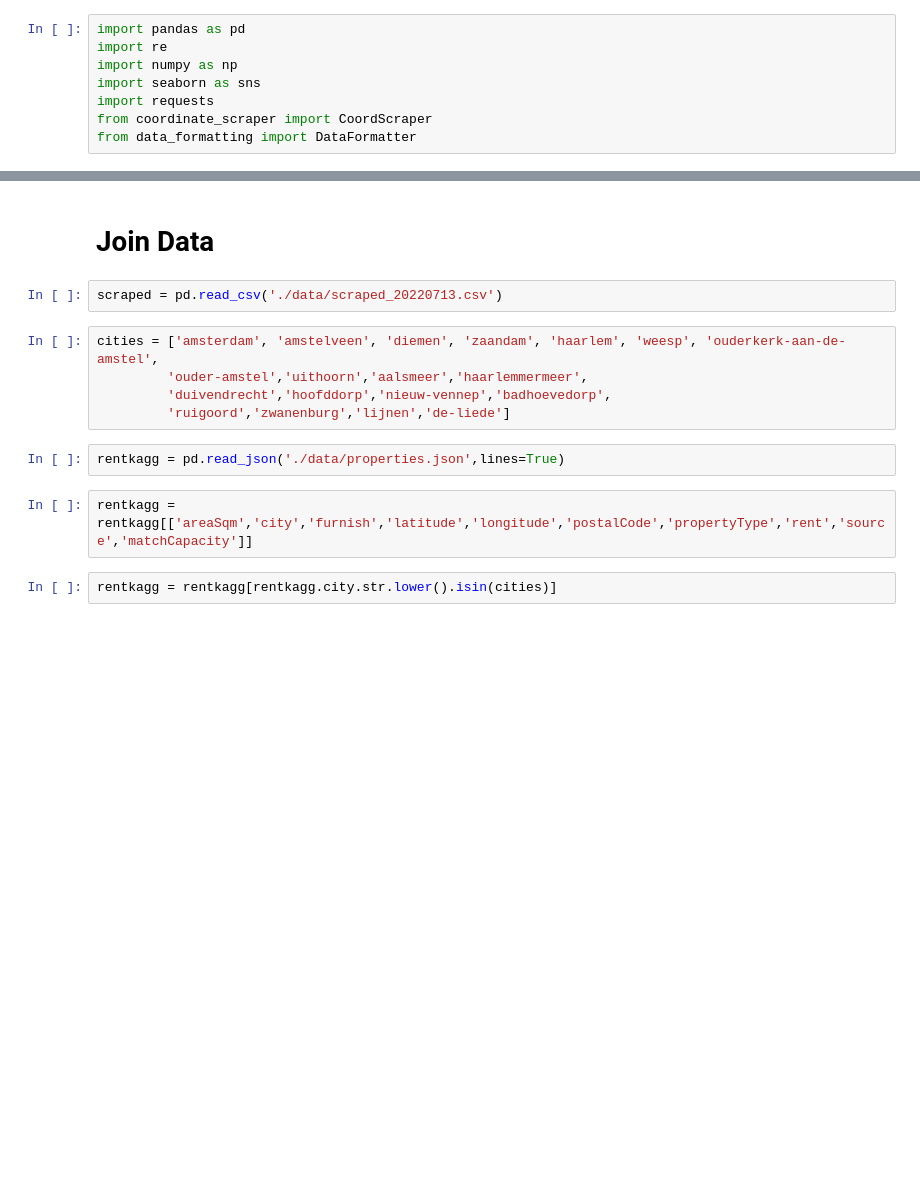
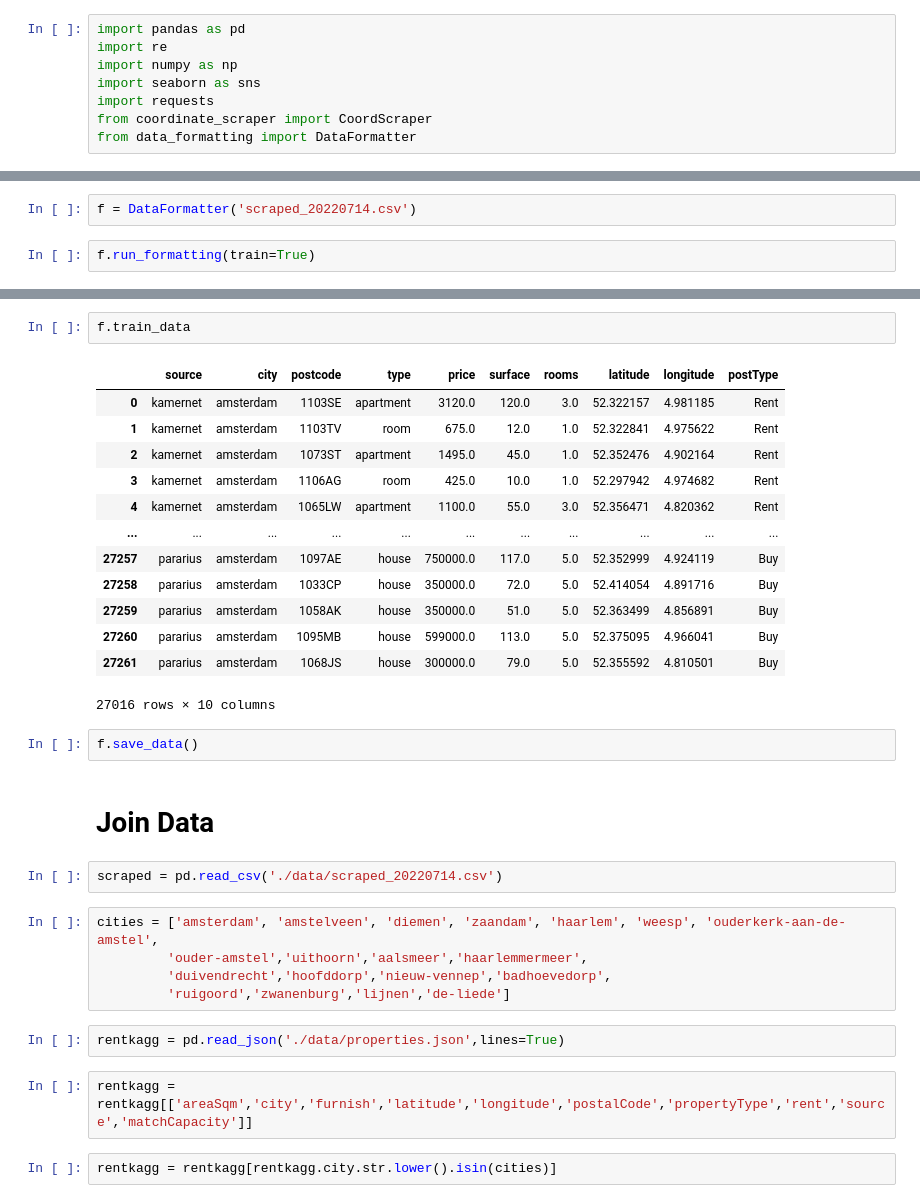
Before and after one commit to maufonsecasdfg/amsterdam_rent, a Jupyter notebook: prepare_data.ipynb, the cells around one changed output, grey strips where cells are left out. Drawn from its saved outputs; the diff is of its cells as text; blank space fills up the shorter version.

```diff
--- a/prepare_data.ipynb
+++ b/prepare_data.ipynb
@@ -14,0 +208,4 @@ Finding Coordinated for missing Postcodes
+# %%
+f = DataFormatter('scraped_20220714.csv')
+# %%
+f.run_formatting(train=True)
@@ -15,7 +233,25 @@ Finding Coordinated for missing Postcodes
+# %%
+f.train_data
+# %% [output]
+|  | source | city | postcode | type | price | surface | rooms | latitude | longitude | postType |
+| 0 | kamernet | amsterdam | 1103SE | apartment | 3120.0 | 120.0 | 3.0 | 52.322157 | 4.981185 | Rent |
+| 1 | kamernet | amsterdam | 1103TV | room | 675.0 | 12.0 | 1.0 | 52.322841 | 4.975622 | Rent |
+| 2 | kamernet | amsterdam | 1073ST | apartment | 1495.0 | 45.0 | 1.0 | 52.352476 | 4.902164 | Rent |
+| 3 | kamernet | amsterdam | 1106AG | room | 425.0 | 10.0 | 1.0 | 52.297942 | 4.974682 | Rent |
+| 4 | kamernet | amsterdam | 1065LW | apartment | 1100.0 | 55.0 | 3.0 | 52.356471 | 4.820362 | Rent |
+| ... | ... | ... | ... | ... | ... | ... | ... | ... | ... | ... |
+| 27257 | pararius | amsterdam | 1097AE | house | 750000.0 | 117.0 | 5.0 | 52.352999 | 4.924119 | Buy |
+| 27258 | pararius | amsterdam | 1033CP | house | 350000.0 | 72.0 | 5.0 | 52.414054 | 4.891716 | Buy |
+| 27259 | pararius | amsterdam | 1058AK | house | 350000.0 | 51.0 | 5.0 | 52.363499 | 4.856891 | Buy |
+| 27260 | pararius | amsterdam | 1095MB | house | 599000.0 | 113.0 | 5.0 | 52.375095 | 4.966041 | Buy |
+| 27261 | pararius | amsterdam | 1068JS | house | 300000.0 | 79.0 | 5.0 | 52.355592 | 4.810501 | Buy |
+27016 rows × 10 columns
+# %%
+f.save_data()
 # %% [markdown]
 # Join Data
 # %%
-scraped = pd.read_csv('./data/scraped_20220713.csv')
+scraped = pd.read_csv('./data/scraped_20220714.csv')
 # %%
 cities = ['amsterdam', 'amstelveen', 'diemen', 'zaandam', 'haarlem', 'weesp', 'ouderkerk-aan-de-amstel',
          'ouder-amstel','uithoorn','aalsmeer','haarlemmermeer',
```
Also changed, not shown: parts of 11 cells of this notebook, 6 other files.
